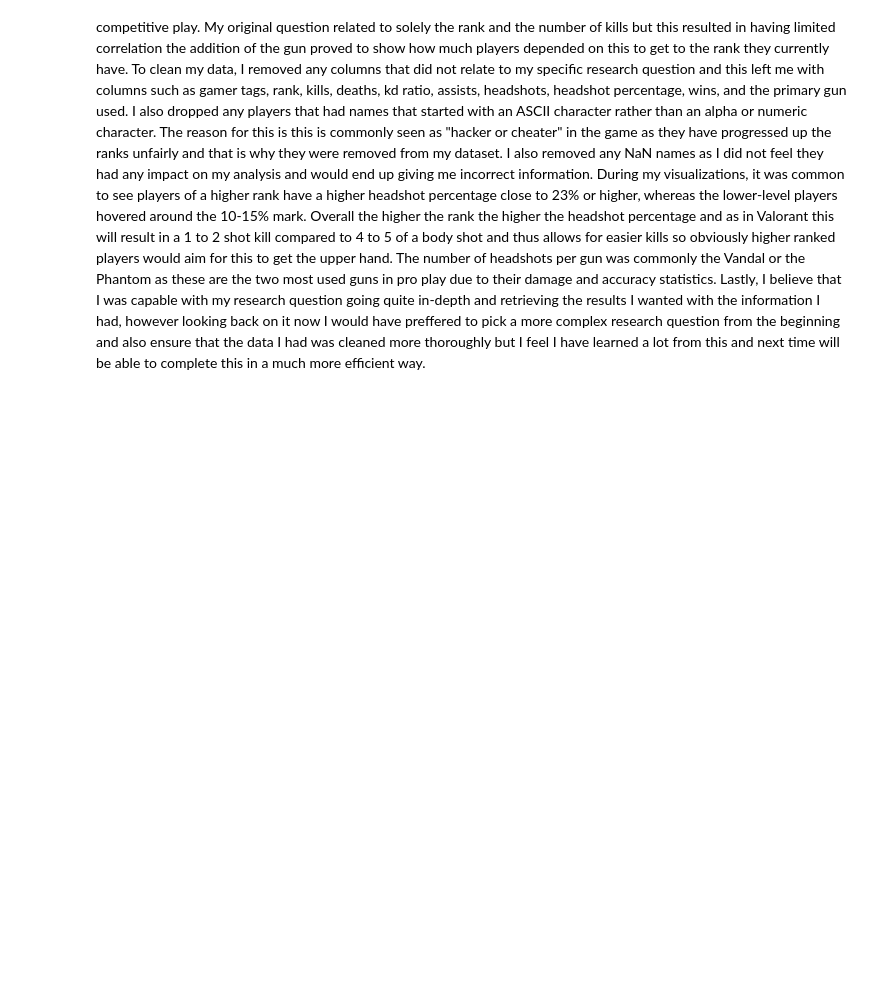
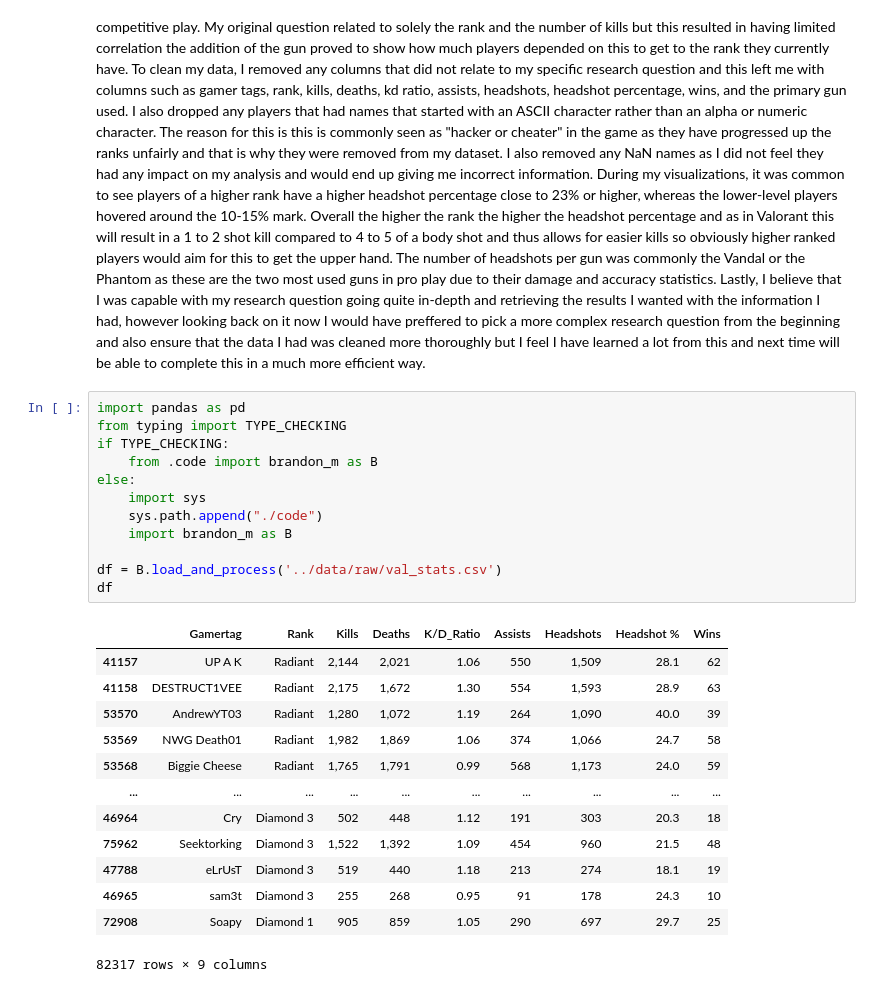
Before and after one commit to ubco-W2022T2-data301/project-group-group64, a Jupyter notebook: analysis/Brandon_M.ipynb, the cells around one changed output. Drawn from its saved outputs; the diff is of its cells as text; blank space fills up the shorter version.

Commit message:
brandon did the work

```diff
--- a/analysis/Brandon_M.ipynb
+++ b/analysis/Brandon_M.ipynb
@@ -273,0 +274,26 @@ I chose to do my analysis on the top Valorant players of the world, with my rese
+# %%
+import pandas as pd
+from typing import TYPE_CHECKING
+if TYPE_CHECKING:
+    from .code import brandon_m as B
+else:
+    import sys
+    sys.path.append("./code")
+    import brandon_m as B
+
+df = B.load_and_process('../data/raw/val_stats.csv')
+df
+# %% [output]
+|  | Gamertag | Rank | Kills | Deaths | K/D_Ratio | Assists | Headshots | Headshot % | Wins |
+| 41157 | UP A K | Radiant | 2,144 | 2,021 | 1.06 | 550 | 1,509 | 28.1 | 62 |
+| 41158 | DESTRUCT1VEE | Radiant | 2,175 | 1,672 | 1.30 | 554 | 1,593 | 28.9 | 63 |
+| 53570 | AndrewYT03 | Radiant | 1,280 | 1,072 | 1.19 | 264 | 1,090 | 40.0 | 39 |
+| 53569 | NWG Death01 | Radiant | 1,982 | 1,869 | 1.06 | 374 | 1,066 | 24.7 | 58 |
+| 53568 | Biggie Cheese | Radiant | 1,765 | 1,791 | 0.99 | 568 | 1,173 | 24.0 | 59 |
+| ... | ... | ... | ... | ... | ... | ... | ... | ... | ... |
+| 46964 | Cry | Diamond 3 | 502 | 448 | 1.12 | 191 | 303 | 20.3 | 18 |
+| 75962 | Seektorking | Diamond 3 | 1,522 | 1,392 | 1.09 | 454 | 960 | 21.5 | 48 |
+| 47788 | eLrUsT | Diamond 3 | 519 | 440 | 1.18 | 213 | 274 | 18.1 | 19 |
+| 46965 | sam3t | Diamond 3 | 255 | 268 | 0.95 | 91 | 178 | 24.3 | 10 |
+| 72908 | Soapy | Diamond 1 | 905 | 859 | 1.05 | 290 | 697 | 29.7 | 25 |
+82317 rows × 9 columns
```
